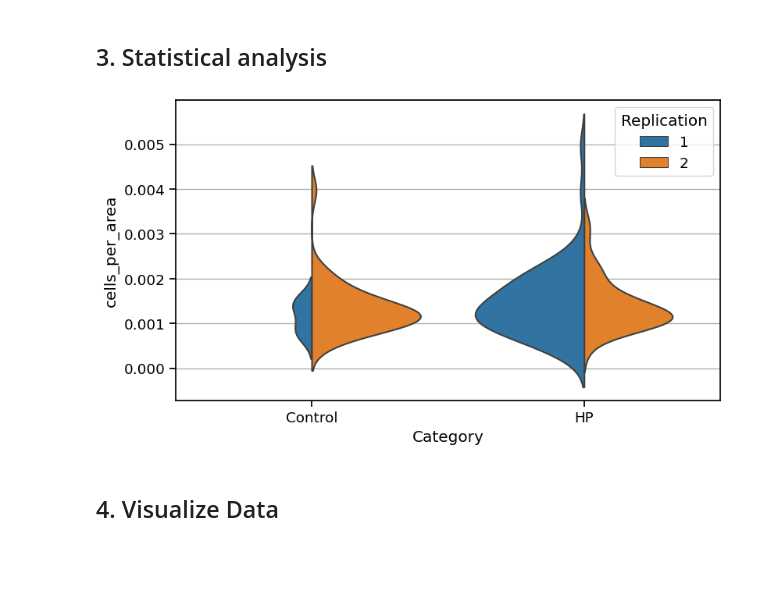
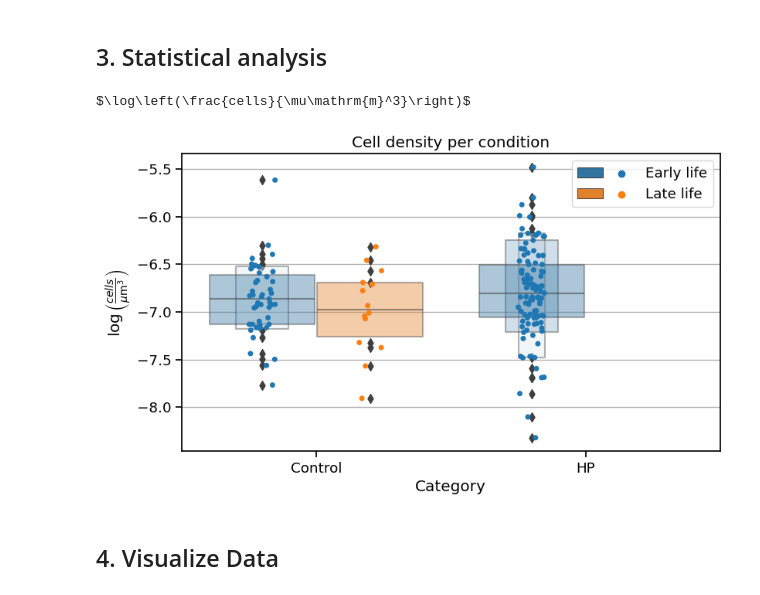
Before and after one commit to DaRoemer/OrganoCellQuant, a Jupyter notebook: Cell_count_analysis.ipynb, the cells around one changed output. Saved outputs shown, nothing was run; the diff lists cells and outputs as text; code cells hidden in the pictures; blank space fills up the shorter version.

```diff
--- a/Cell_count_analysis.ipynb
+++ b/Cell_count_analysis.ipynb
@@ -16,6 +16,7 @@ import seaborn as sns
 import numpy as np
 from scipy.special import ellipkinc, ellipeinc
 from functions import ellipsoid_surface_area, extract_and_calculate
+from matplotlib.legend_handler import HandlerTuple
 
 #statistic
 from statannot import add_stat_annotation
@@ -29,7 +30,7 @@ RawData = pd.read_excel(file_loc)
 
 # global variables
 CF_xy = 1       # is already in µm
-CF_z  = 1.234
+CF_z  = 2.25
 # %% [markdown]
 ## 2. Process data
 * extract experiment conditions
@@ -47,7 +48,7 @@ RawData.head(5)
 | 4 | Early life 1Control1 Ctrl 5 | 77 | 442.0 | 518.0 | 970.0 | ... |
 # %%
 # remove unneded columns
-Data = RawData.iloc[:, :10]
+Data = RawData
 
 # Define a regular expression to extract one and two-digit numbers within text
 pattern = r'(?<!\d)(\d{1,2})(?!\d)'
@@ -62,4 +63,3 @@ Data['Infection_time']          = Data['Name'].apply(lambda x: 'Early life' if '
 # Scale data
 Data['number slices top half']  = Data['number slices top half'].apply(extract_and_calculate)
 Data['dz']                      = Data['number slices top half'] * CF_z
-Data['small diameter µm'].unique()
@@ -83,6 +67,7 @@ array([396. , 450. , 249. , 260. , 442. , 303. , 124. , 654. , 157. ,
 # Calculate surface of ellipsoid
 Data['Ellipsoid_surface_area']  = Data.apply(lambda row: ellipsoid_surface_area(row['dz'], row['small diameter µm'], row['biggest diameter µm']), axis=1)
 Data['cells_per_area']          = Data['number cells top half'] / Data['Ellipsoid_surface_area'] * 2
+Data['cells_per_area_log']      = np.log(Data['cells_per_area'])
 
 Data.head(5)
 # %% [output]
@@ -108,34 +93,36 @@ data=Data,
 hue = 'Infection_time',
 box_kws={'alpha': 0.4},
 ax=ax1
 )
 
 sns.stripplot(data=Data,
 y="cells_per_area_log",
 x="Category",
 hue="Infection_time",
 dodge=True,
 ax=ax1)
 
 
 handles, labels = ax1.get_legend_handles_labels()
 
 ax1.legend(handles=[(handles[0], handles[2]), (handles[1], handles[3])],
           labels=['Early life', 'Late life'],
           loc='best', handlelength=4,
           handler_map={tuple: HandlerTuple(ndivide=None)})
 
 
 
 # Add grid
 ax1.grid(axis='y')
 ax1.set_axisbelow(True)
 ax1.set_title('Cell density per condition')
-ax1.set_ylabel(r"Cell density / $\log\left(\frac{cells}{\mu$m$^3$}\right)")
+print(r'$\log\left(\frac{cells}{\mu\mathrm{m}^3}\right)$')
+ax1.set_ylabel(r'$\log\left(\frac{cells}{\mu\mathrm{m}^3}\right)$')
 
 # Show the plot
 plt.show()
 # %% [output]
+$\log\left(\frac{cells}{\mu\mathrm{m}^3}\right)$
-[figure, old version]
+[figure, new version]
 # %% [markdown]
 ## 4. Visualize Data
```
Also changed, not shown: parts of 2 cells of this notebook.
